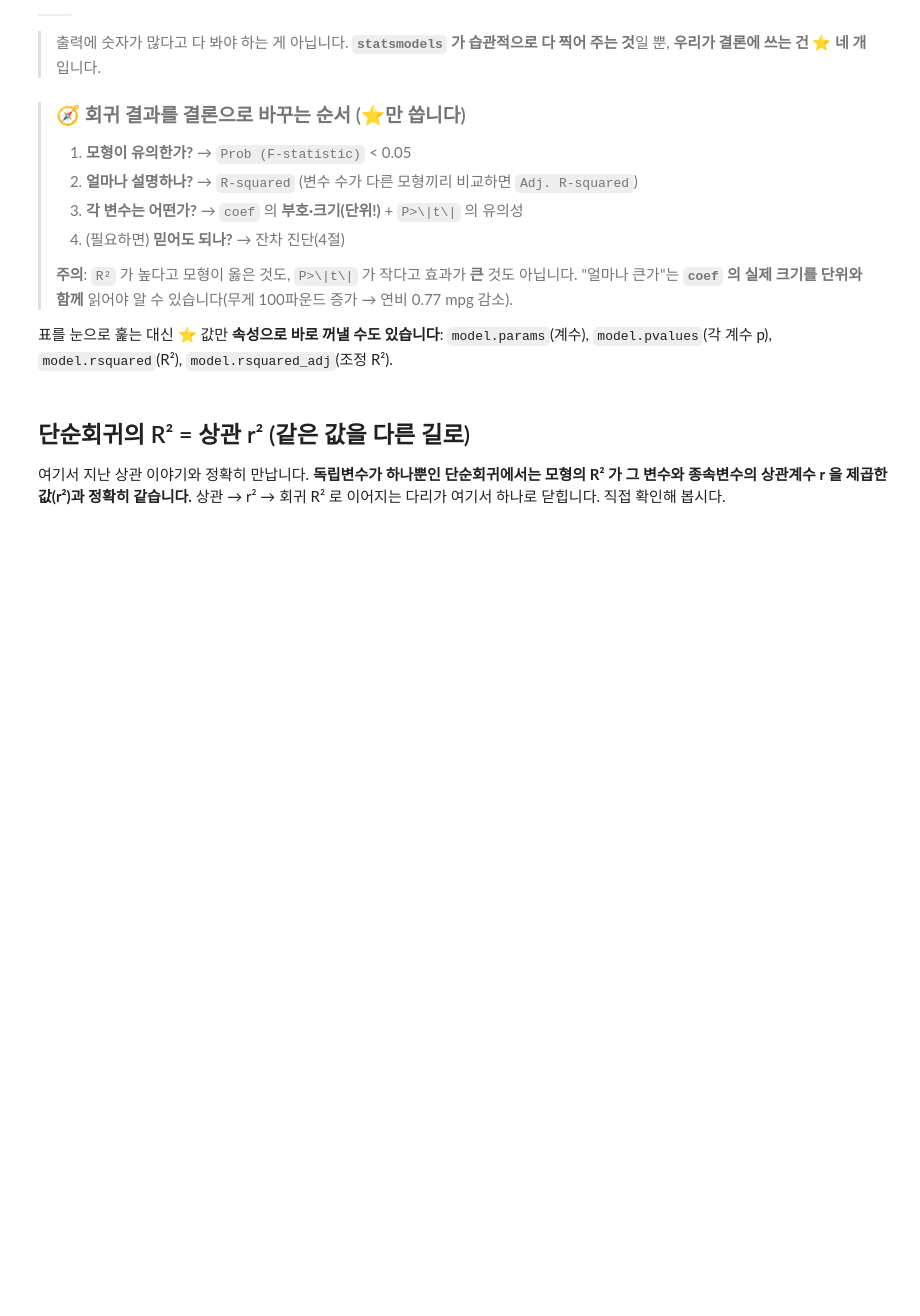
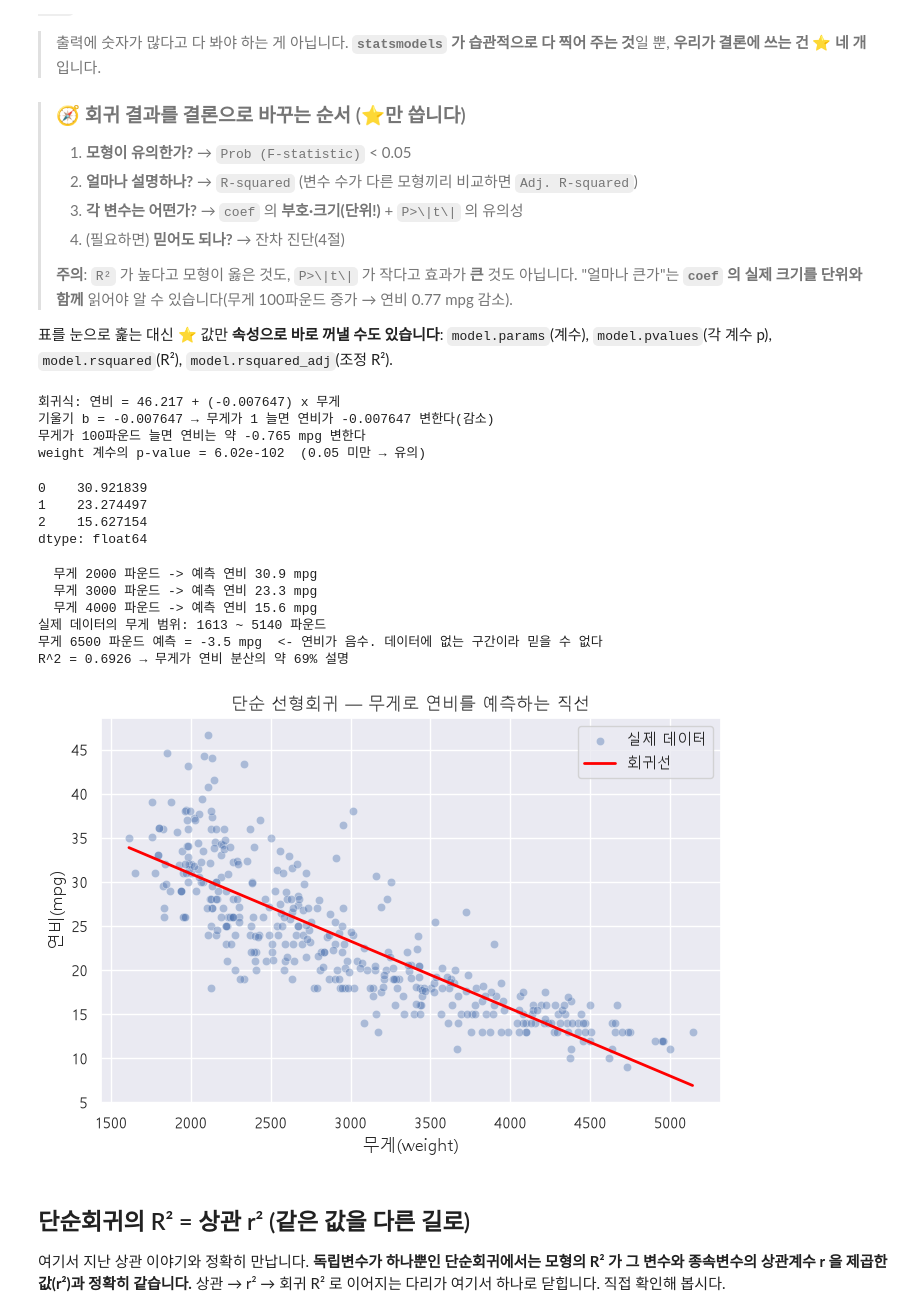
Before and after one commit to paircodingofficial-cloud/enkoa-practice-data-analysis, a Jupyter notebook: day09_가설검정_회귀분석/교안_02_회귀분석.ipynb, the cells around one changed output. Saved outputs shown, nothing was run; the diff lists cells and outputs as text; code cells hidden in the pictures; blank space fills up the shorter version.

```diff
--- a/day09_가설검정_회귀분석/교안_02_회귀분석.ipynb
+++ b/day09_가설검정_회귀분석/교안_02_회귀분석.ipynb
@@ -237,33 +322,53 @@ print(model.summary())
 # %%
 # summary 표의 핵심 값을 속성으로 직접 꺼내기
 intercept = model.params['Intercept']
 slope = model.params['weight']
 print('회귀식: 연비 = %.3f + (%.6f) x 무게' % (intercept, slope))
 print('기울기 b = %.6f → 무게가 1 늘면 연비가 %.6f 변한다(감소)' % (slope, slope))
 print('무게가 100파운드 늘면 연비는 약 %.3f mpg 변한다' % (slope * 100))
 print('weight 계수의 p-value = %.3g  (0.05 미만 → 유의)' % model.pvalues['weight'])
 
 # 새 차의 연비를 예측해 본다 — 회귀의 최종 목적
 new_cars = pd.DataFrame({'weight': [2000, 3000, 4000]})
+display(model.predict(new_cars))
+
+
 fmt_pred = '  무게 %4d 파운드 -> 예측 연비 %.1f mpg'
 for w, pred in zip(new_cars['weight'], model.predict(new_cars)):
     print(fmt_pred % (w, pred))
+
 
 # 관측 범위를 벗어나면(외삽) 답이 무너진다
 print('실제 데이터의 무게 범위: %d ~ %d 파운드' % (df['weight'].min(), df['weight'].max()))
 fmt_extra = '무게 6500 파운드 예측 = %.1f mpg  <- 연비가 음수. 데이터에 없는 구간이라 믿을 수 없다'
 print(fmt_extra % model.predict(pd.DataFrame({'weight': [6500]})).iloc[0])
 print('R^2 = %.4f → 무게가 연비 분산의 약 %.0f%% 설명' % (model.rsquared, model.rsquared * 100))
 
 # 회귀선을 산점도 위에 그려 본다 (model.predict 로 예측)
 fig, ax = plt.subplots(figsize=(8, 5))
 sns.scatterplot(data=df, x='weight', y='mpg', alpha=0.4, label='실제 데이터', ax=ax)
 weight_line = np.linspace(df['weight'].min(), df['weight'].max(), 100)
 pred_line = model.predict(pd.DataFrame({'weight': weight_line}))
 sns.lineplot(x=weight_line, y=pred_line, color='red', linewidth=2, label='회귀선', ax=ax)
 ax.set_title('단순 선형회귀 — 무게로 연비를 예측하는 직선')
 ax.set_xlabel('무게(weight)'); ax.set_ylabel('연비(mpg)')
 plt.show()
+# %% [output]
+회귀식: 연비 = 46.217 + (-0.007647) x 무게
+기울기 b = -0.007647 → 무게가 1 늘면 연비가 -0.007647 변한다(감소)
+무게가 100파운드 늘면 연비는 약 -0.765 mpg 변한다
+weight 계수의 p-value = 6.02e-102  (0.05 미만 → 유의)
+0    30.921839
+1    23.274497
+2    15.627154
+dtype: float64
+  무게 2000 파운드 -> 예측 연비 30.9 mpg
+  무게 3000 파운드 -> 예측 연비 23.3 mpg
+  무게 4000 파운드 -> 예측 연비 15.6 mpg
+실제 데이터의 무게 범위: 1613 ~ 5140 파운드
+무게 6500 파운드 예측 = -3.5 mpg  <- 연비가 음수. 데이터에 없는 구간이라 믿을 수 없다
+R^2 = 0.6926 → 무게가 연비 분산의 약 69% 설명
+[figure, added]
 # %% [markdown]
 ## 단순회귀의 R² = 상관 r² (같은 값을 다른 길로)
 
```
Also changed, not shown: parts of 17 cells of this notebook, 2 other files.
